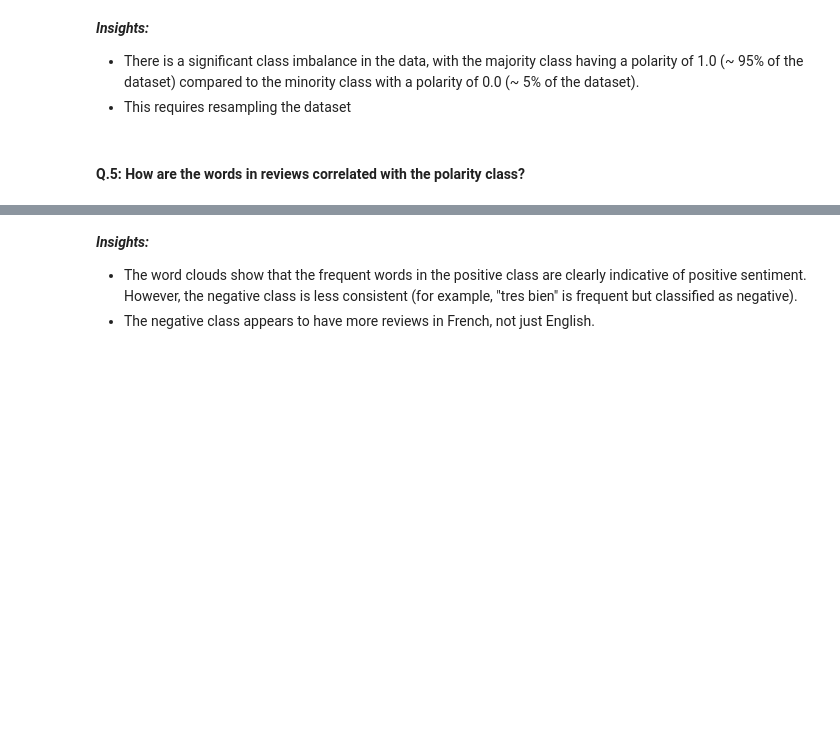
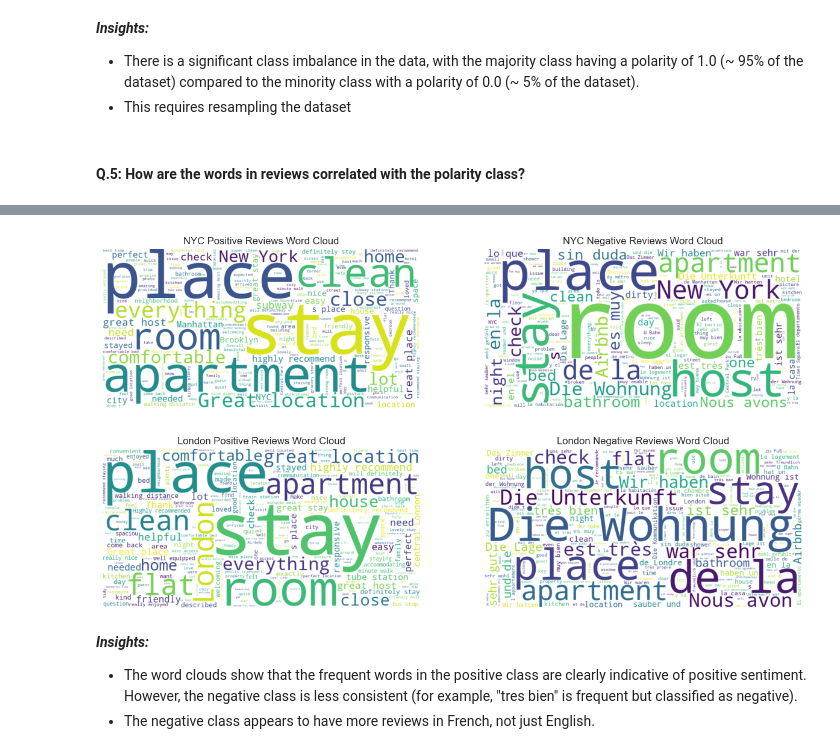
Before and after one commit to DEBI2024/AirBnb-Reviews, a Jupyter notebook: Airbnb-EDA.ipynb, the cells around one changed output, grey strips where cells are left out. Cells and saved outputs as stored; diff of their text form; code cells hidden in the pictures; blank space fills up the shorter version.

```diff
--- a/Airbnb-EDA.ipynb
+++ b/Airbnb-EDA.ipynb
@@ -271,3 +246,58 @@ plt.show()
+# %%
+# Filter data for New York City and London
+nyc_data = train_set[train_set['city'] == 'nyc']
+london_data = train_set[train_set['city'] == 'london']
+
+# Separate positive and negative reviews for NYC
+nyc_positive_comments = ' '.join(nyc_data[nyc_data['polarity_class'] == 1.0]['comments'].tolist())
+nyc_negative_comments = ' '.join(nyc_data[nyc_data['polarity_class'] == 0.0]['comments'].tolist())
+
+# Separate positive and negative reviews for London
+london_positive_comments = ' '.join(london_data[london_data['polarity_class'] == 1.0]['comments'].tolist())
+london_negative_comments = ' '.join(london_data[london_data['polarity_class'] == 0.0]['comments'].tolist())
+
+# Generate word clouds
+nyc_positive_wordcloud = WordCloud(width=800, height=400, background_color='white').generate(nyc_positive_comments)
+nyc_negative_wordcloud = WordCloud(width=800, height=400, background_color='white').generate(nyc_negative_comments)
+london_positive_wordcloud = WordCloud(width=800, height=400, background_color='white').generate(london_positive_comments)
+london_negative_wordcloud = WordCloud(width=800, height=400, background_color='white').generate(london_negative_comments)
+
+# Plot word clouds
+plt.figure(figsize=(15, 14))
+
+# NYC Positive word cloud
+plt.subplot(2, 2, 1)
+plt.imshow(nyc_positive_wordcloud, interpolation='bilinear')
+plt.axis('off')
+plt.title('NYC Positive Reviews Word Cloud')
+
+# NYC Negative word cloud
+plt.subplot(2, 2, 2)
+plt.imshow(nyc_negative_wordcloud, interpolation='bilinear')
+plt.axis('off')
+plt.title('NYC Negative Reviews Word Cloud')
+
+plt.show()
+
+# Plot word clouds
+plt.figure(figsize=(15, 14))
+
+# London Positive word cloud
+plt.subplot(2, 2, 1)
+plt.imshow(london_positive_wordcloud, interpolation='bilinear')
+plt.axis('off')
+plt.title('London Positive Reviews Word Cloud')
+
+# London Negative word cloud
+plt.subplot(2, 2, 2)
+plt.imshow(london_negative_wordcloud, interpolation='bilinear')
+plt.axis('off')
+plt.title('London Negative Reviews Word Cloud')
+
+plt.show()
+# %% [output]
+[figure, added]
+[figure, added]
 # %% [markdown]
 ***Insights:***
 - The word clouds show that the frequent words in the positive class are clearly indicative of positive sentiment. However, the negative class is less consistent (for example, "tres bien" is frequent but classified as negative).
```
Also changed, not shown: parts of 6 cells of this notebook.
